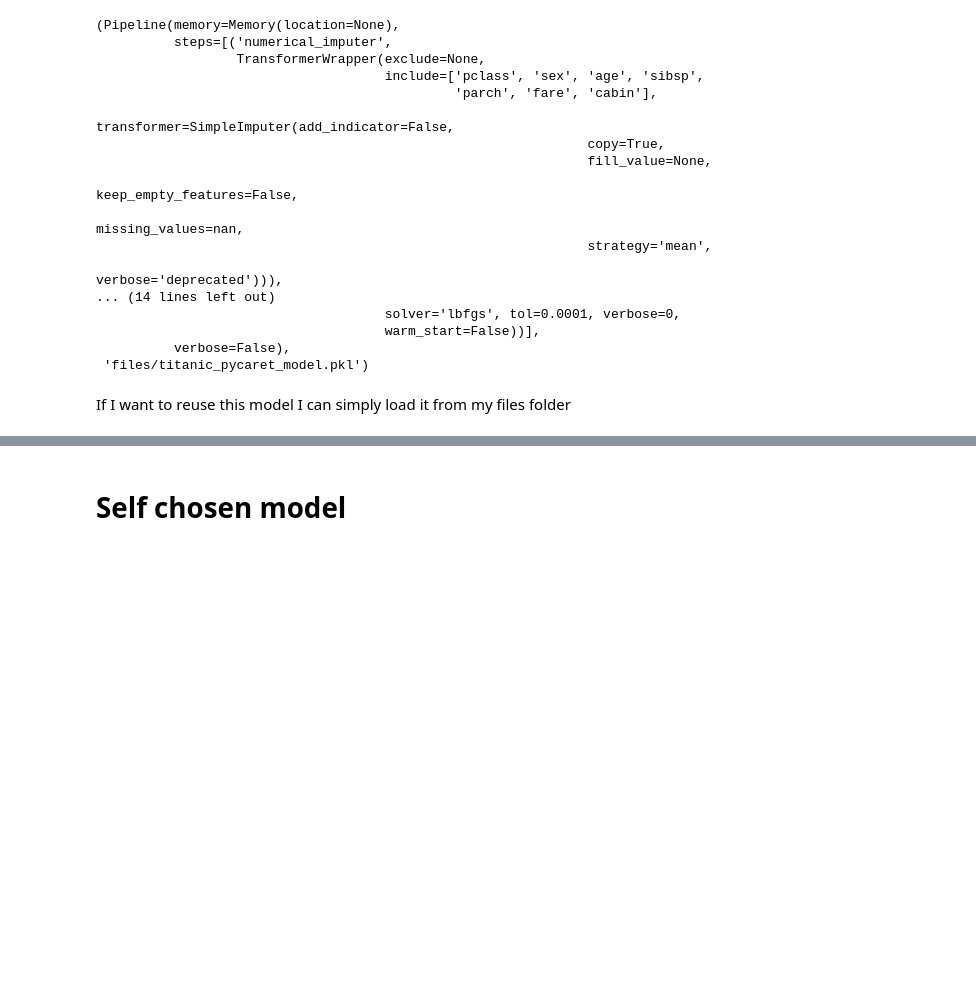
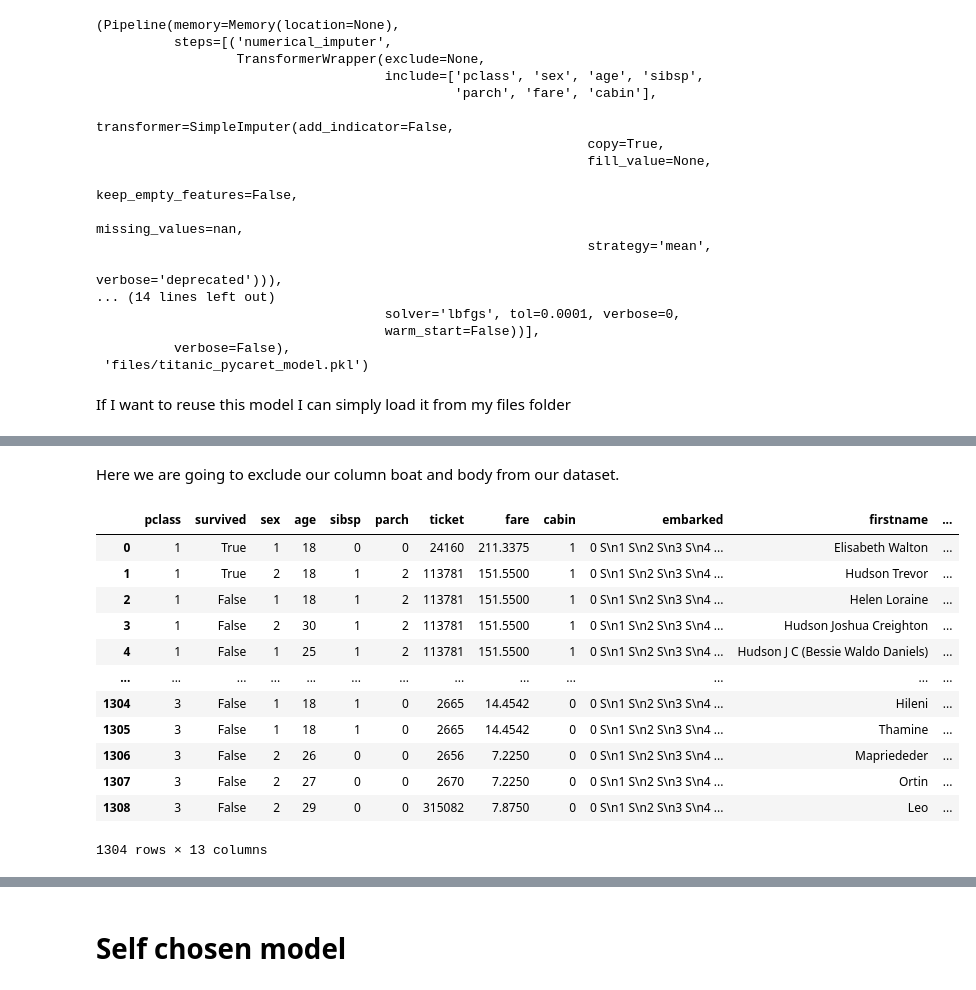
Before and after one commit to kieran31415/DataWizards, a Jupyter notebook: Titanic/titanic.ipynb, the cells around one changed output, grey strips where cells are left out. Cells and saved outputs as stored; diff of their text form; code cells hidden in the pictures; blank space fills up the shorter version.

Commit message:
Added model without boat and body

```diff
--- a/Titanic/titanic.ipynb
+++ b/Titanic/titanic.ipynb
@@ -724,0 +733,20 @@ Pipeline(memory=FastMemory(location=C:\Users\kieran\AppData\Local\Temp\joblib),
+# %% [markdown]
+Here we are going to exclude our column boat and body from our dataset.
+# %%
+df_exclude = df_encoded
+df_exclude = df_exclude.drop(['boat', 'body'], axis=1)
+df_exclude
+# %% [output]
+|  | pclass | survived | sex | age | sibsp | parch | ticket | fare | cabin | embarked | firstname | ... |
+| 0 | 1 | True | 1 | 18 | 0 | 0 | 24160 | 211.3375 | 1 | 0 S\n1 S\n2 S\n3 S\n4 ... | Elisabeth Walton | ... |
+| 1 | 1 | True | 2 | 18 | 1 | 2 | 113781 | 151.5500 | 1 | 0 S\n1 S\n2 S\n3 S\n4 ... | Hudson Trevor | ... |
+| 2 | 1 | False | 1 | 18 | 1 | 2 | 113781 | 151.5500 | 1 | 0 S\n1 S\n2 S\n3 S\n4 ... | Helen Loraine | ... |
+| 3 | 1 | False | 2 | 30 | 1 | 2 | 113781 | 151.5500 | 1 | 0 S\n1 S\n2 S\n3 S\n4 ... | Hudson Joshua Creighton | ... |
+| 4 | 1 | False | 1 | 25 | 1 | 2 | 113781 | 151.5500 | 1 | 0 S\n1 S\n2 S\n3 S\n4 ... | Hudson J C (Bessie Waldo Daniels) | ... |
+| ... | ... | ... | ... | ... | ... | ... | ... | ... | ... | ... | ... | ... |
+| 1304 | 3 | False | 1 | 18 | 1 | 0 | 2665 | 14.4542 | 0 | 0 S\n1 S\n2 S\n3 S\n4 ... | Hileni | ... |
+| 1305 | 3 | False | 1 | 18 | 1 | 0 | 2665 | 14.4542 | 0 | 0 S\n1 S\n2 S\n3 S\n4 ... | Thamine | ... |
+| 1306 | 3 | False | 2 | 26 | 0 | 0 | 2656 | 7.2250 | 0 | 0 S\n1 S\n2 S\n3 S\n4 ... | Mapriededer | ... |
+| 1307 | 3 | False | 2 | 27 | 0 | 0 | 2670 | 7.2250 | 0 | 0 S\n1 S\n2 S\n3 S\n4 ... | Ortin | ... |
+| 1308 | 3 | False | 2 | 29 | 0 | 0 | 315082 | 7.8750 | 0 | 0 S\n1 S\n2 S\n3 S\n4 ... | Leo | ... |
+1304 rows × 13 columns
```
Also changed, not shown: parts of 28 cells of this notebook, 5 other files.
